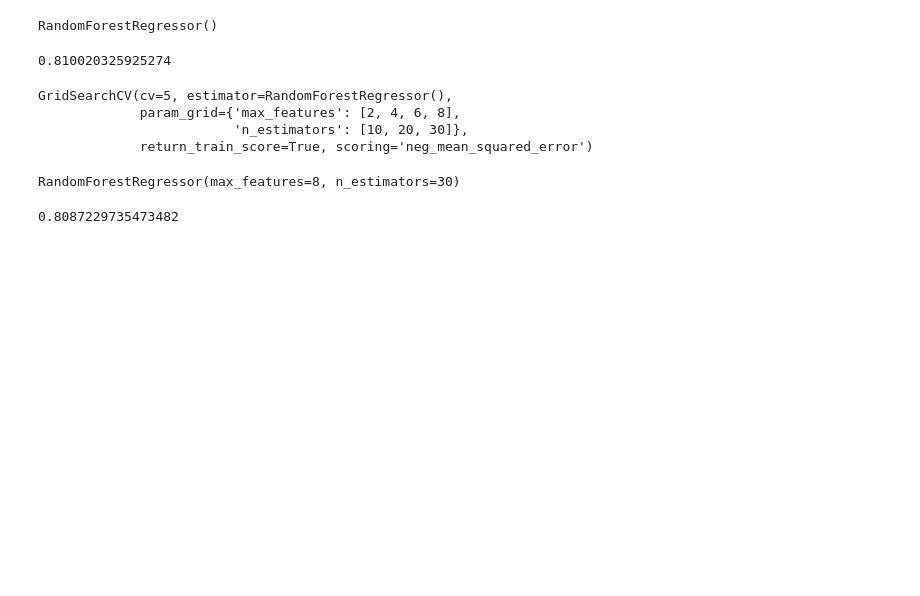
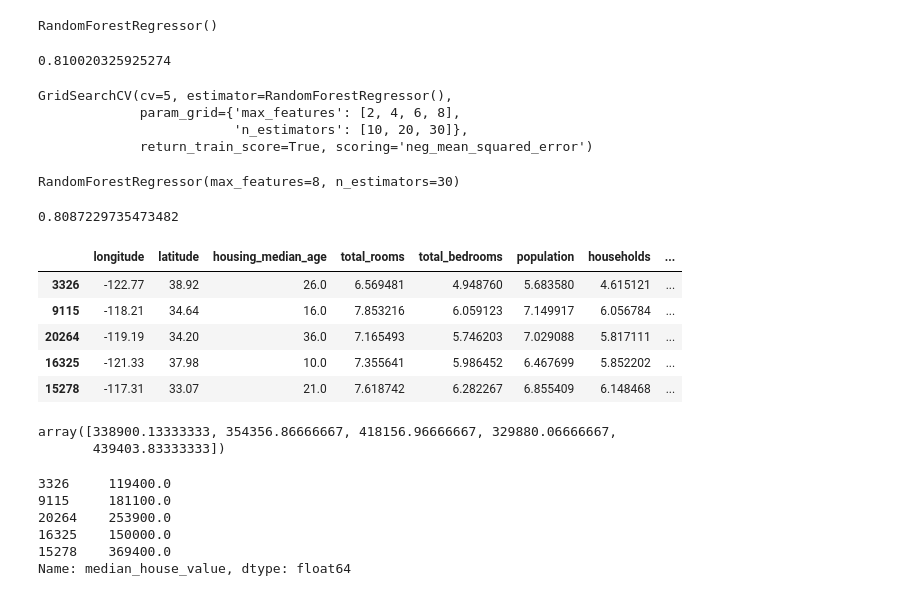
Before and after one commit to AlaR21/machine-learning-project, a Jupyter notebook: 1.ipynb, the cells around one changed output. Saved outputs shown, nothing was run; the diff lists cells and outputs as text; code cells hidden in the pictures; blank space fills up the shorter version.

```diff
--- a/1.ipynb
+++ b/1.ipynb
@@ -305,3 +307,27 @@ RandomForestRegressor(max_features=8, n_estimators=30)
 best_forest.score(x_test_s, y_test)
 # %% [output]
 0.8087229735473482
+# %%
+test_house = x_test.iloc[:5,:]
+test_house
+# %% [output]
+|  | longitude | latitude | housing_median_age | total_rooms | total_bedrooms | population | households | ... |
+| 3326 | -122.77 | 38.92 | 26.0 | 6.569481 | 4.948760 | 5.683580 | 4.615121 | ... |
+| 9115 | -118.21 | 34.64 | 16.0 | 7.853216 | 6.059123 | 7.149917 | 6.056784 | ... |
+| 20264 | -119.19 | 34.20 | 36.0 | 7.165493 | 5.746203 | 7.029088 | 5.817111 | ... |
+| 16325 | -121.33 | 37.98 | 10.0 | 7.355641 | 5.986452 | 6.467699 | 5.852202 | ... |
+| 15278 | -117.31 | 33.07 | 21.0 | 7.618742 | 6.282267 | 6.855409 | 6.148468 | ... |
+# %%
+best_forest.predict(test_house)
+# %% [output]
+array([338900.13333333, 354356.86666667, 418156.96666667, 329880.06666667,
+       439403.83333333])
+# %%
+y_test.iloc[:5]
+# %% [output]
+3326     119400.0
+9115     181100.0
+20264    253900.0
+16325    150000.0
+15278    369400.0
+Name: median_house_value, dtype: float64
```
Also changed, not shown: parts of 1 cell of this notebook.
